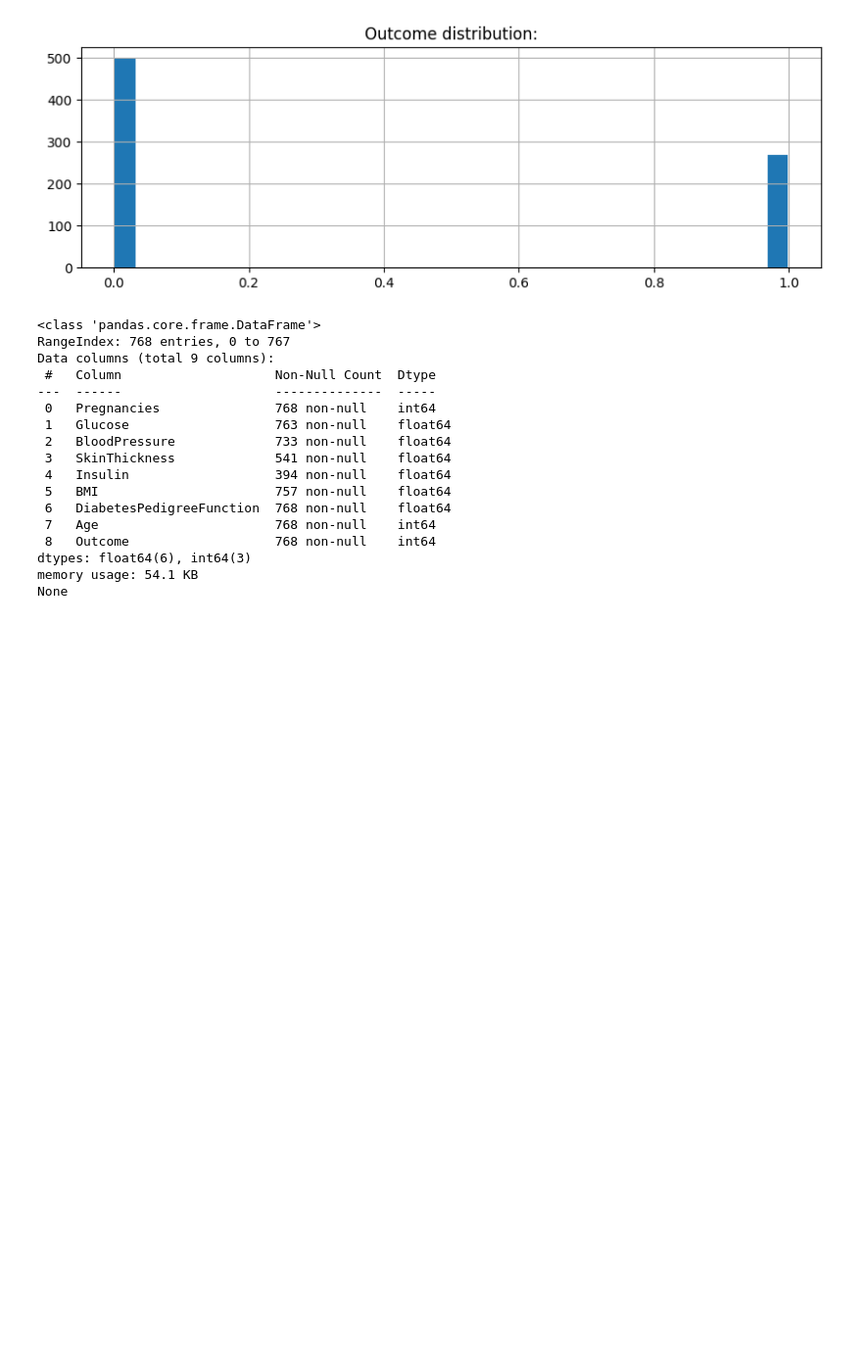
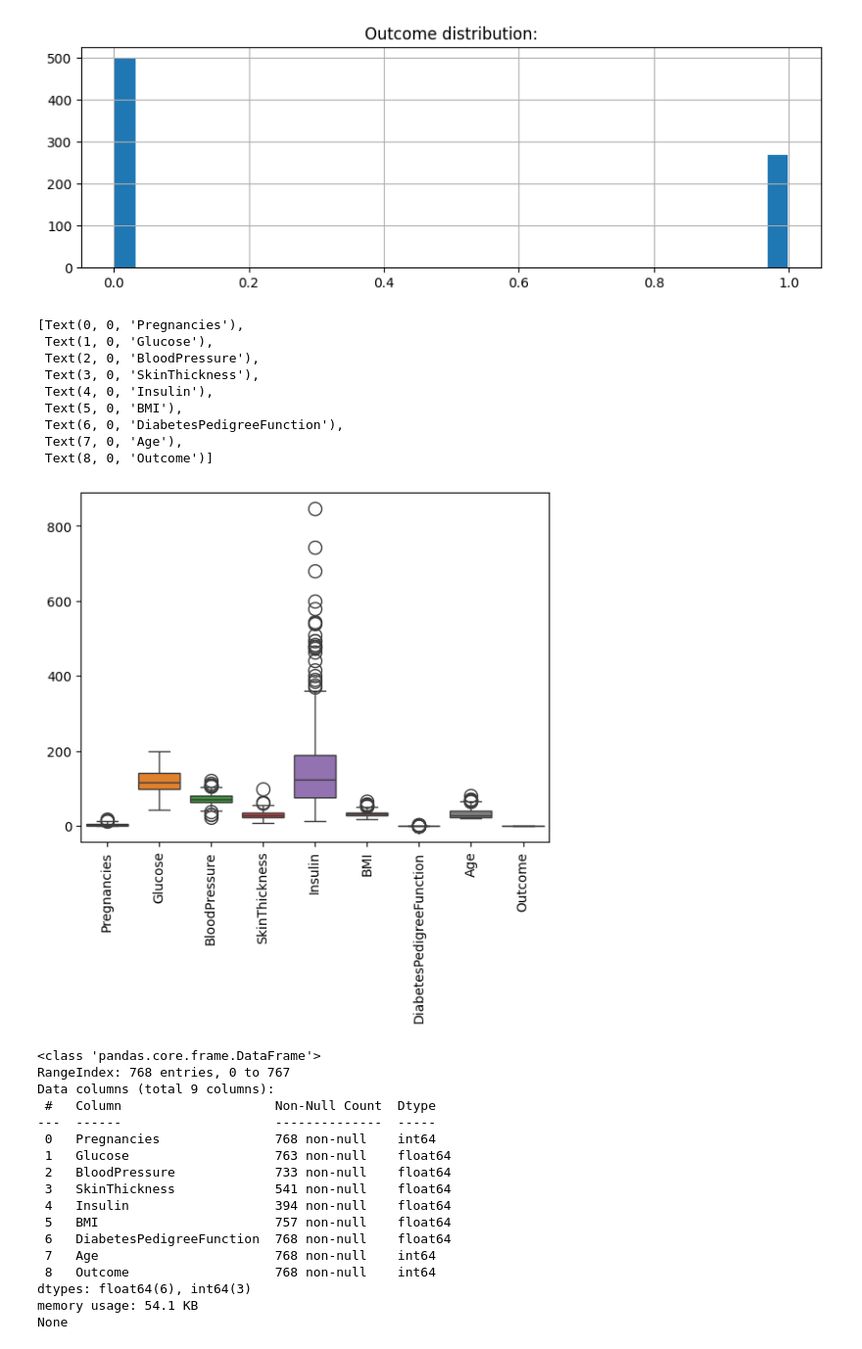
Before and after one commit to zashl1703/ZashlyakhtinA_ML_1373, a Jupyter notebook: Lab 1, № 1373, Зашляхтин Артём Алексеевич..ipynb, the cells around one changed output. Shown at 98% size. Drawn from its saved outputs; the diff is of its cells as text; code cells hidden in the pictures; blank space fills up the shorter version.

```diff
--- a/Lab 1, № 1373, Зашляхтин Артём Алексеевич..ipynb
+++ b/Lab 1, № 1373, Зашляхтин Артём Алексеевич..ipynb
@@ -86,6 +81,25 @@ for col in df:
 [figure]
 [figure]
 [figure]
+# %%
+ax = sns.boxplot(data=df, fliersize = 10)
+ax.set_xticklabels(ax.get_xticklabels(), rotation=90)
+# Выбросы есть у:
+#                  BloodPresure
+#                  SkinThickness
+#                  Insulin
+#                  BMI
+# %% [output]
+[Text(0, 0, 'Pregnancies'),
+ Text(1, 0, 'Glucose'),
+ Text(2, 0, 'BloodPressure'),
+ Text(3, 0, 'SkinThickness'),
+ Text(4, 0, 'Insulin'),
+ Text(5, 0, 'BMI'),
+ Text(6, 0, 'DiabetesPedigreeFunction'),
+ Text(7, 0, 'Age'),
+ Text(8, 0, 'Outcome')]
+[figure, added]
 # %%
 df["BMI"] = df["BMI"].replace(0.0, np.nan)
 df["BloodPressure"] = df["BloodPressure"].replace(0, np.nan)
```
Also changed, not shown: parts of 1 cell of this notebook.
